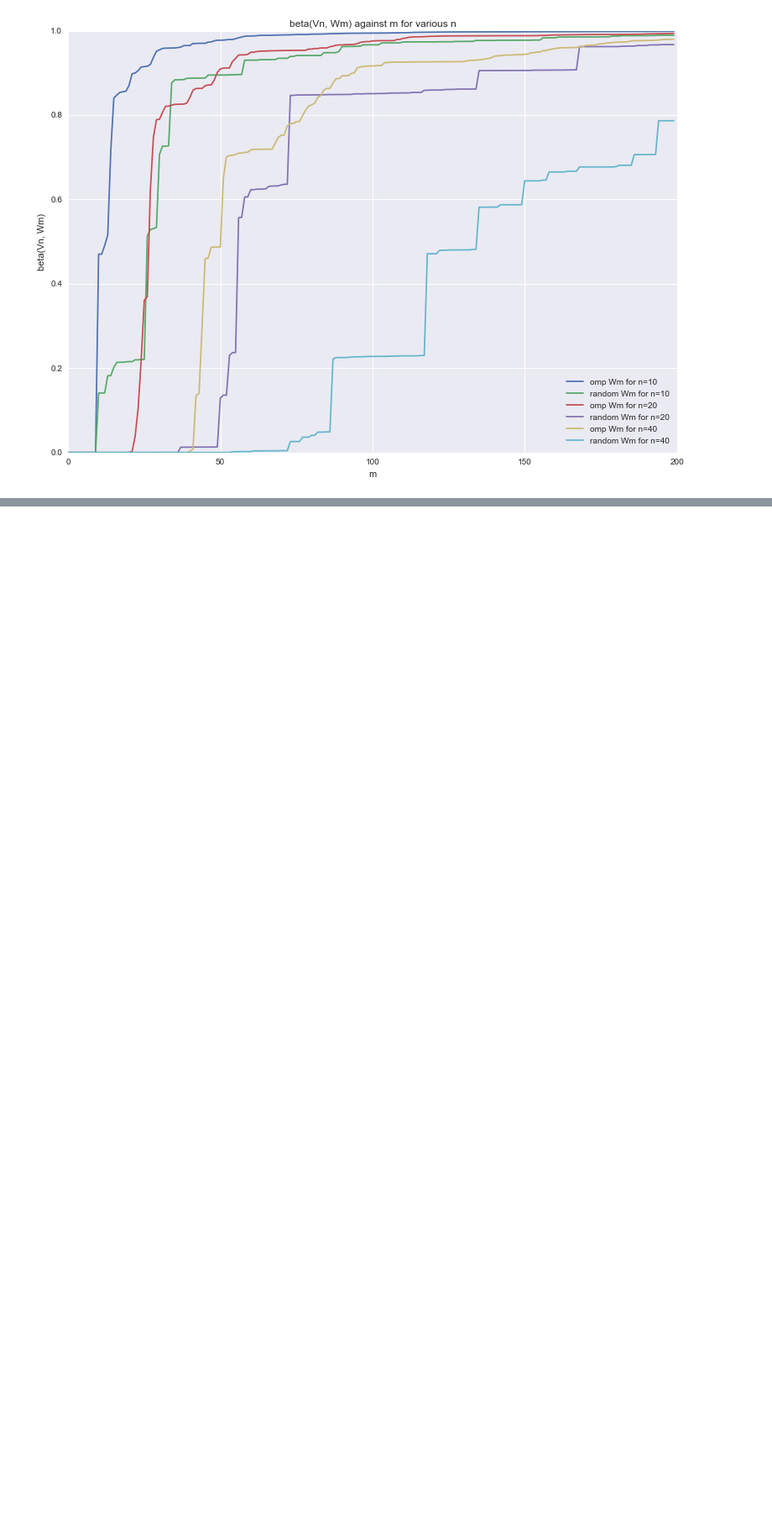
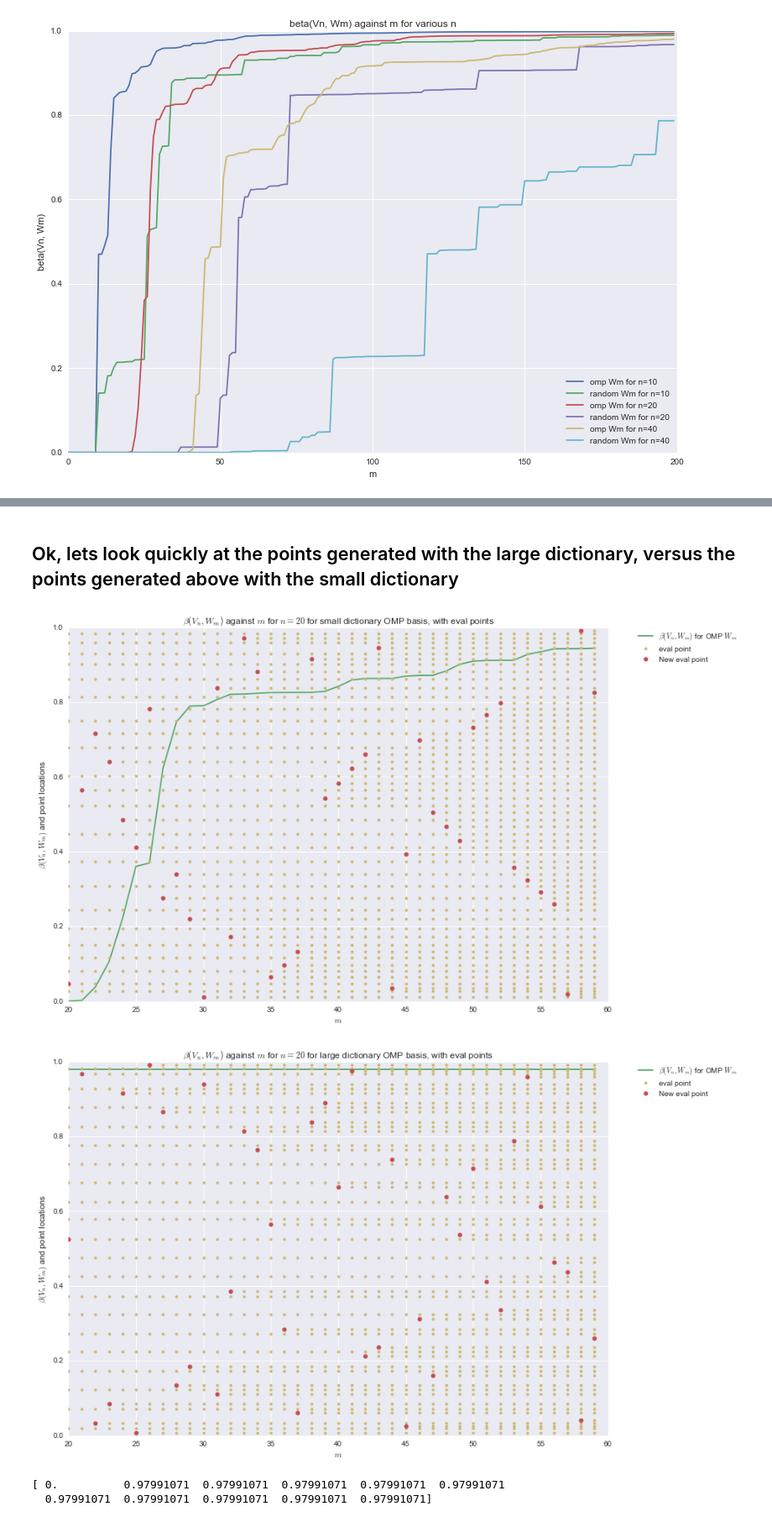
Before and after one commit to Catcher132/omp, a Jupyter notebook: 02_greedy_convergence.ipynb, the cells around one changed output, grey strips where cells are left out. Shown: that part at 84% size. Saved outputs shown, nothing was run; the diff lists cells and outputs as text; code cells hidden in the pictures; blank space fills up the shorter version.

```diff
--- a/02_greedy_convergence.ipynb
+++ b/02_greedy_convergence.ipynb
@@ -213,65 +244,55 @@ for j, n in enumerate(ns):
+# %% [markdown]
+## Ok, lets look quickly at the points generated with the large dictionary, versus the points generated above with the small dictionary
 # %%
+sns.set_palette("deep")
 cp = sns.color_palette()
 
-axs = []
-fig = plt.figure(figsize=(13, 9))
-ax = fig.add_subplot(1, 1, 1, title=r'$\beta(V_n, W_m)$ against $m$ for $n={{{0}}}$'.format(n))
+Wm_omp = Wms_omp[1]
+Vn = Vn.subspace(slice(0, 20))
+b_omp = bs_omp[1,:]
+n=20
 
-for i, n in enumerate(ns):
-
-
-    plt.plot(range(n,m), b_unif, label=r'OMP constructed $W_m$')
-    plt.plot(range(n,m), b_unif, label=r'OMP constructed $W_m$')
-
-
-cp = sns.color_palette()
-
-axs = []
-fig = plt.figure(figsize=(13, 9))
-ax = fig.add_subplot(1, 1, 1, title=r'$\beta(V_n, W_m)$ against $m$ for $n={{{0}}}$'.format(n))
-
-plt.plot(range(n,m), b_omp, label=r'OMP constructed $W_m$')
-plt.plot(range(n,m), b_rand, label=r'Random $W_m$')
-
-ax.set(xlabel=r'$m$', ylabel=r'$\beta(V_n, W_m)$')
-plt.legend(loc=2)
-plt.show()
-
-
-# Plot the evaluation points in the Wm_rand basis
-# (note that the basis is infact orthonormalised so this isn't *quite* an accurate picture)
+# Plot the evaluation points in the Wm_omp basis - generated from a small dictionary
 Wm_points = [vec.params[0][0] for vec in Wm_omp.vecs]
 
 axs = []
 fig = plt.figure(figsize=(13, 9))
-ax = fig.add_subplot(1, 1, 1, title=r'$\beta(V_n, W_m)$ against $m$ for $n={{{0}}}$ for OMP basis, with eval points'.format(n))
+ax = fig.add_subplot(1, 1, 1, title=r'$\beta(V_n, W_m)$ against $m$ for $n={{{0}}}$ for small dictionary OMP basis, with eval points'.format(n))
 ax.set(xlabel=r'$m$', ylabel=r'$\beta(V_n, W_m)$ and point locations')
-plt.plot(range(n,n+40), b_omp[:40], color=cp[1], label=r'$\beta(V_n, W_m)$ for OMP $W_m$')
+plt.plot(range(n,n+40), b_omp[20:60], color=cp[1], label=r'$\beta(V_n, W_m)$ for OMP $W_m$')
 
 plt.plot(n * np.ones(n-1), Wm_points[:n-1], 'o', color=cp[4], markersize=4, label='eval point')
 plt.plot(n, Wm_points[n-1], 'o', color=cp[2], markersize=6, label='New eval point')
 for m_plot in range(n, n+40-1):
     plt.plot((m_plot+1) * np.ones(m_plot), Wm_points[:m_plot], 'o', color=cp[4], markersize=4)
     plt.plot(m_plot+1, Wm_points[m_plot], 'o', color=cp[2], markersize=6)
 plt.legend(bbox_to_anchor=(1.05, 1), loc=2, borderaxespad=0.)
 plt.show()
 
 
-# Plot the evaluation points in the Wm_rand basis
-# (note that the basis is infact orthonormalised so this isn't *quite* an accurate picture)
-Wm_points = [vec.params[0][0] for vec in Wm_rand.vecs]
-Wm_o_coeffs = [vec.coeffs[0] for vec in Wm_rand_o.vecs]
+# Now for the Wm_omp_unif basis - generated from a large dictionary
+omp_unif_x = np.load('omp_x_unif_{0}_10000.npy'.format(n))
+Wm_omp_unif = omp.Basis(vecs=[omp.Vector([x], [1.0], ['H1delta']) for x in omp_unif_x])
+
+Wm_points = [vec.params[0][0] for vec in Wm_omp_unif.vecs]
 
 axs = []
 fig = plt.figure(figsize=(13, 9))
-ax = fig.add_subplot(1, 1, 1, title=r'$\beta(V_n, W_m)$ against $m$ for $n={{{0}}}$ for random basis, with eval points'.format(n))
+ax = fig.add_subplot(1, 1, 1, title=r'$\beta(V_n, W_m)$ against $m$ for $n={{{0}}}$ for large dictionary OMP basis, with eval points'.format(n))
 ax.set(xlabel=r'$m$', ylabel=r'$\beta(V_n, W_m)$ and point locations')
-plt.plot(range(n,n+40), b_rand[:40], color=cp[1], label=r'$\beta(V_n, W_m)$ for random $W_m$')
+plt.plot(range(n,n+40), bs_unif[2, 20:60], color=cp[1], label=r'$\beta(V_n, W_m)$ for OMP $W_m$')
 
 plt.plot(n * np.ones(n-1), Wm_points[:n-1], 'o', color=cp[4], markersize=4, label='eval point')
 plt.plot(n, Wm_points[n-1], 'o', color=cp[2], markersize=6, label='New eval point')
 for m_plot in range(n, n+40-1):
     plt.plot((m_plot+1) * np.ones(m_plot), Wm_points[:m_plot], 'o', color=cp[4], markersize=4)
     plt.plot(m_plot+1, Wm_points[m_plot], 'o', color=cp[2], markersize=6)
 plt.legend(bbox_to_anchor=(1.05, 1), loc=2, borderaxespad=0.)
 plt.show()
+
+print(bs_unif[2, 19:30])
+# %% [output]
+[figure, added]
+[figure, added]
+[ 0.          0.97991071  0.97991071  0.97991071  0.97991071  0.97991071
+  0.97991071  0.97991071  0.97991071  0.97991071  0.97991071]
```
Also changed, not shown: parts of 7 cells of this notebook.
